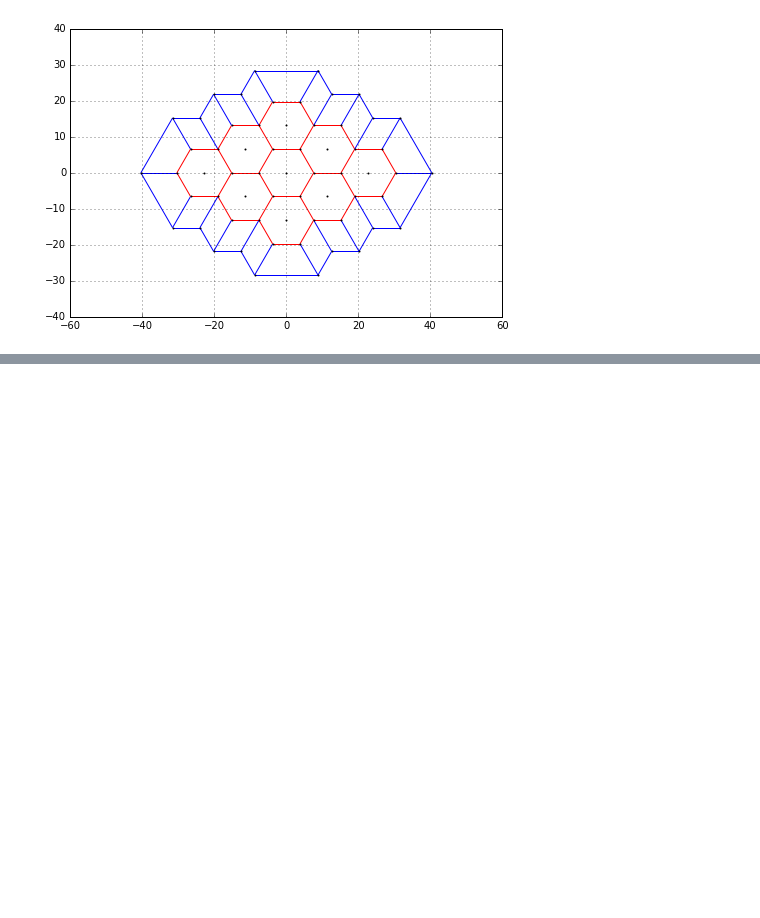
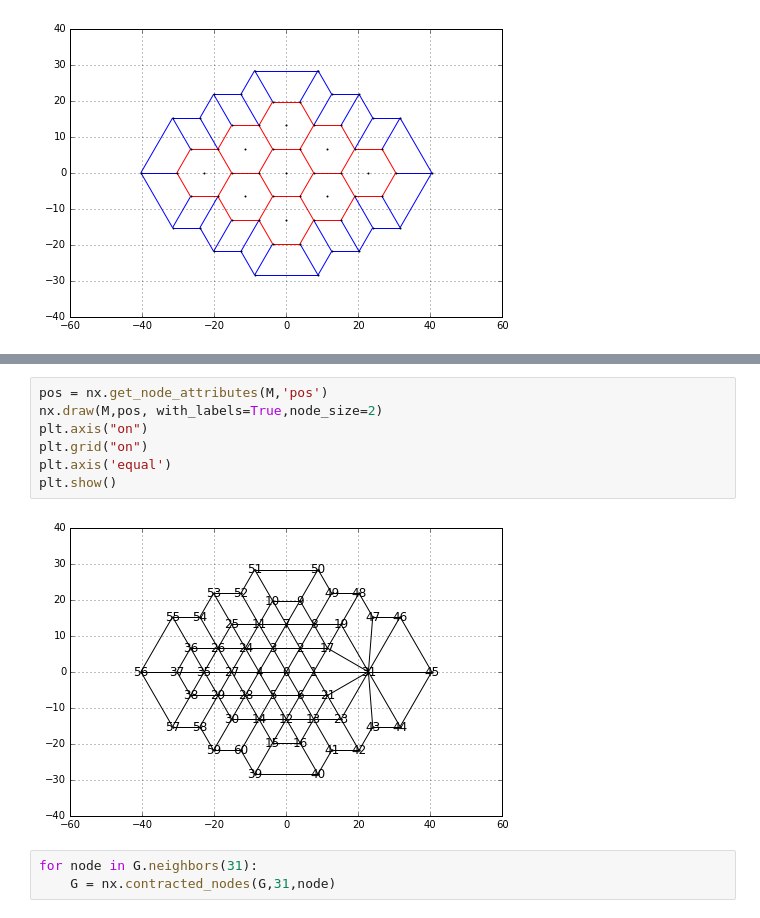
Before and after one commit to clintondurney/ubuquitous-drosophila, a Jupyter notebook: Tissue/CellularSheet.ipynb, the cells around one changed output, grey strips where cells are left out. Saved outputs shown, nothing was run; the diff lists cells and outputs as text; blank space fills up the shorter version.

```diff
--- a/Tissue/CellularSheet.ipynb
+++ b/Tissue/CellularSheet.ipynb
@@ -290,0 +266,12 @@ for j in range(0,len(AS_boundary)):
+# %%
+pos = nx.get_node_attributes(M,'pos')
+nx.draw(M,pos, with_labels=True,node_size=2)
+plt.axis("on")
+plt.grid("on")
+plt.axis('equal')
+plt.show()
+# %% [output]
+[figure, added]
+# %%
+for node in G.neighbors(31):
+    G = nx.contracted_nodes(G,31,node)
```
Also changed, not shown: parts of 5 cells of this notebook, 1 other file.
